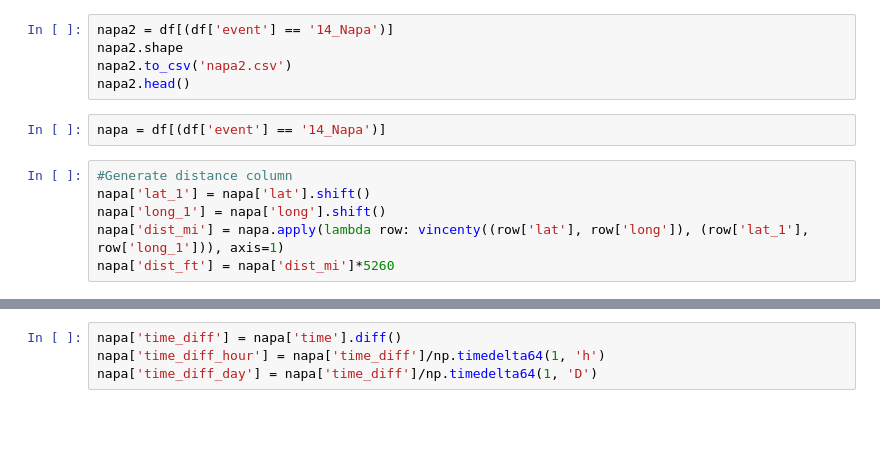
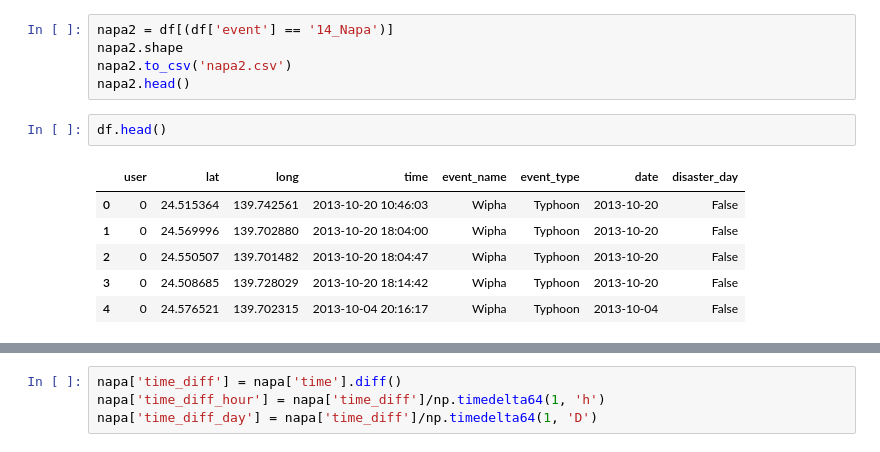
Before and after one commit to Matt-Carney/Natural_Disaster, a Jupyter notebook: Natural_Disaster.ipynb, the cells around one changed output, grey strips where cells are left out. Cells and saved outputs as stored; diff of their text form; blank space fills up the shorter version.

```diff
--- a/Natural_Disaster.ipynb
+++ b/Natural_Disaster.ipynb
@@ -196,11 +208,12 @@ napa2 = df[(df['event'] == '14_Napa')]
 napa2.shape
 napa2.to_csv('napa2.csv')
 napa2.head()
-# %%
-napa = df[(df['event'] == '14_Napa')]
-# %%
-#Generate distance column
-napa['lat_1'] = napa['lat'].shift()
-napa['long_1'] = napa['long'].shift()
-napa['dist_mi'] = napa.apply(lambda row: vincenty((row['lat'], row['long']), (row['lat_1'], row['long_1'])), axis=1)
-napa['dist_ft'] = napa['dist_mi']*5260
+# %%
+df.head()
+# %% [output]
+|  | user | lat | long | time | event_name | event_type | date | disaster_day |
+| 0 | 0 | 24.515364 | 139.742561 | 2013-10-20 10:46:03 | Wipha | Typhoon | 2013-10-20 | False |
+| 1 | 0 | 24.569996 | 139.702880 | 2013-10-20 18:04:00 | Wipha | Typhoon | 2013-10-20 | False |
+| 2 | 0 | 24.550507 | 139.701482 | 2013-10-20 18:04:47 | Wipha | Typhoon | 2013-10-20 | False |
+| 3 | 0 | 24.508685 | 139.728029 | 2013-10-20 18:14:42 | Wipha | Typhoon | 2013-10-20 | False |
+| 4 | 0 | 24.576521 | 139.702315 | 2013-10-04 20:16:17 | Wipha | Typhoon | 2013-10-04 | False |
```
Also changed, not shown: parts of 29 cells of this notebook.
